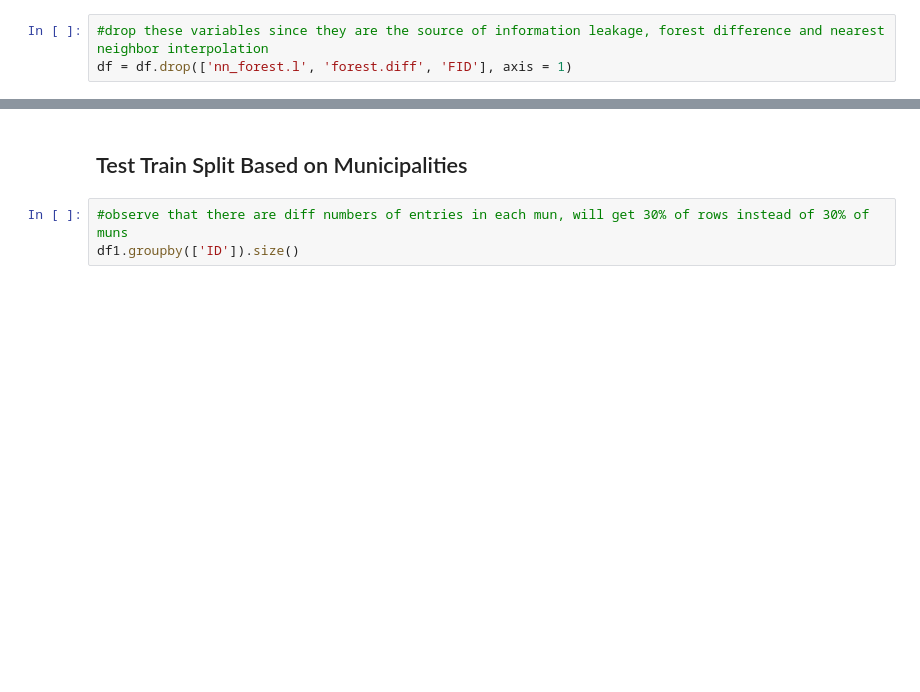
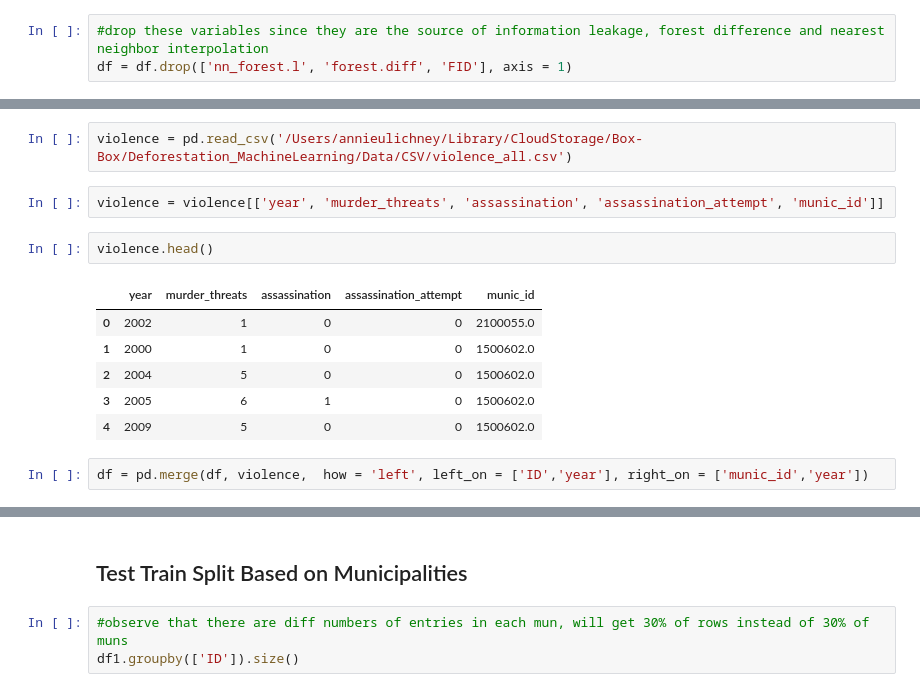
Before and after one commit to aulichney/Deforestation, a Jupyter notebook: Corruption Paper ML Modeling.ipynb, the cells around one changed output, grey strips where cells are left out. Saved outputs shown, nothing was run; the diff lists cells and outputs as text; blank space fills up the shorter version.

```diff
--- a/Corruption Paper ML Modeling.ipynb
+++ b/Corruption Paper ML Modeling.ipynb
@@ -228,0 +228,15 @@ df = df[['ID', 'x', 'y','year', 'forest.l', 'rain1', 'elevation',
+# %%
+violence = pd.read_csv('/Users/annieulichney/Library/CloudStorage/Box-Box/Deforestation_MachineLearning/Data/CSV/violence_all.csv')
+# %%
+violence = violence[['year', 'murder_threats', 'assassination', 'assassination_attempt', 'munic_id']]
+# %%
+violence.head()
+# %% [output]
+|  | year | murder_threats | assassination | assassination_attempt | munic_id |
+| 0 | 2002 | 1 | 0 | 0 | 2100055.0 |
+| 1 | 2000 | 1 | 0 | 0 | 1500602.0 |
+| 2 | 2004 | 5 | 0 | 0 | 1500602.0 |
+| 3 | 2005 | 6 | 1 | 0 | 1500602.0 |
+| 4 | 2009 | 5 | 0 | 0 | 1500602.0 |
+# %%
+df = pd.merge(df, violence,  how = 'left', left_on = ['ID','year'], right_on = ['munic_id','year'])
```
Also changed, not shown: parts of 52 cells of this notebook.
